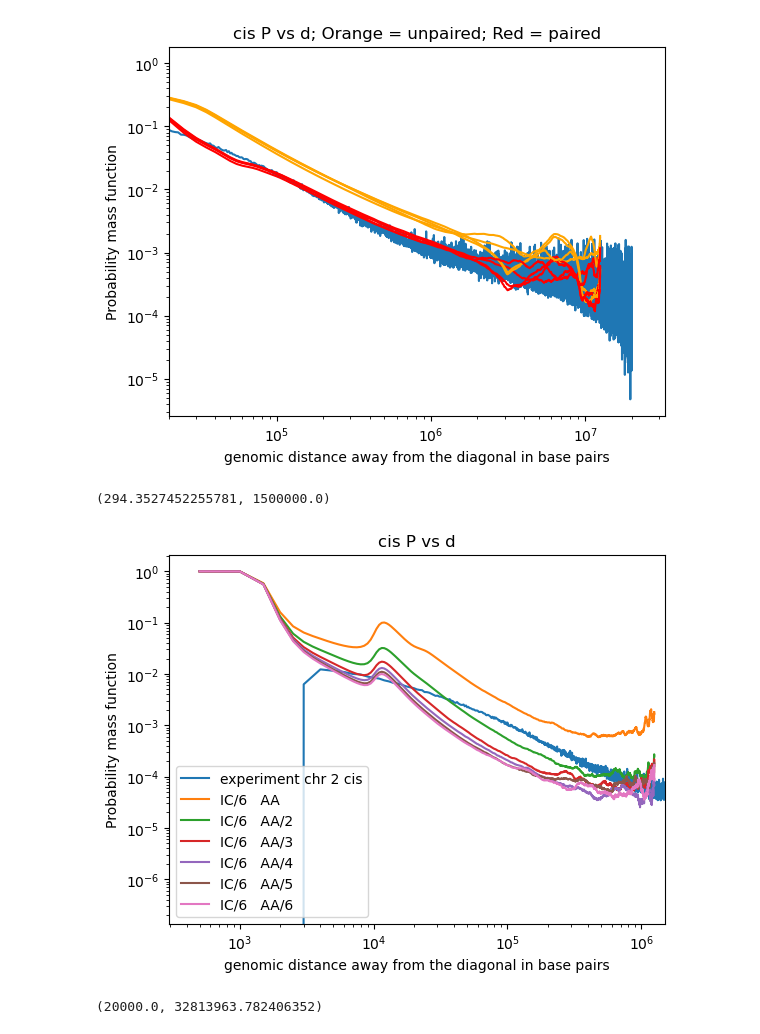
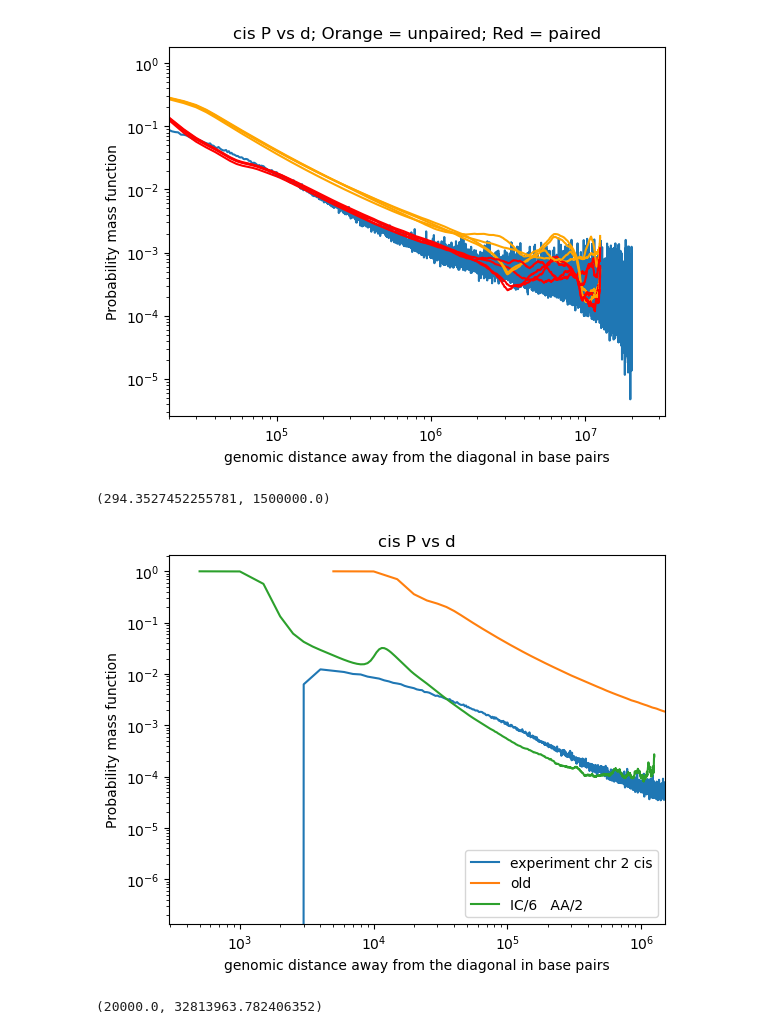
Before and after one commit to DiPierroLab/Douglas, a Jupyter notebook: 6_extra_tools/P_vs_d_experimental_compare_computational.ipynb, the cells around one changed output. Cells and saved outputs as stored; diff of their text form; code cells hidden in the pictures.

```diff
--- a/6_extra_tools/P_vs_d_experimental_compare_computational.ipynb
+++ b/6_extra_tools/P_vs_d_experimental_compare_computational.ipynb
@@ -124,40 +124,40 @@ plt.xlim(2e4)
 # Plot average normalized cis Hi-C contact probability vs genomic distance (in kilobases)
 
 from numpy import array
 d = range(1,2501)
 d = array(d)
 
 # Plot cis experimental data
 bin_size = 1000 # base pairs
 plt.plot(bin_size*d_experiment_20000kb, 3*P_cis_experiment, label='experiment chr 2 cis')
 
 # Plot cis simulation data
 bead_size_old = 5000# in base pairs; tune to line up the pmfs.
 bead_size_new = 500
-#plt.plot(bead_size_old*d, P_cis_simulation_24, label='old')
+plt.plot(bead_size_old*d, P_cis_simulation_24, label='old')
 #plt.plot(bead_size_new*d, P_cis_simulation_25, label='IC/5   AA')
 #plt.plot(bead_size_new*d, P_cis_simulation_35, label='IC/1.4   AA/1.4')
 #plt.plot(bead_size_new*d, P_cis_simulation_36, label='IC/1.4   AA')
 #plt.plot(bead_size_new*d, P_cis_simulation_37, label='IC/4   AA/4')
 #plt.plot(bead_size_new*d, P_cis_simulation_38, label='IC/4   AA')
-plt.plot(bead_size_new*d, P_cis_simulation_40, label='IC/6   AA')
+#plt.plot(bead_size_new*d, P_cis_simulation_40, label='IC/6   AA')
 plt.plot(bead_size_new*d, P_cis_simulation_41, label='IC/6   AA/2')
-plt.plot(bead_size_new*d, P_cis_simulation_42, label='IC/6   AA/3')
-plt.plot(bead_size_new*d, P_cis_simulation_43, label='IC/6   AA/4')
-plt.plot(bead_size_new*d, P_cis_simulation_44, label='IC/6   AA/5')
-plt.plot(bead_size_new*d, P_cis_simulation_39, label='IC/6   AA/6')
+#plt.plot(bead_size_new*d, P_cis_simulation_42, label='IC/6   AA/3')
+#plt.plot(bead_size_new*d, P_cis_simulation_43, label='IC/6   AA/4')
+#plt.plot(bead_size_new*d, P_cis_simulation_44, label='IC/6   AA/5')
+#plt.plot(bead_size_new*d, P_cis_simulation_39, label='IC/6   AA/6')
 
 # Plot settings
 plt.title('cis P vs d')
 plt.legend()
 plt.xlabel('genomic distance away from the diagonal in base pairs')
 plt.xscale('log')
 plt.ylabel('Probability mass function')
 plt.yscale('log')
 plt.xlim(0,1.5e6)
 # %% [output]
 (294.3527452255781, 1500000.0)
-[figure, old version]
+[figure, new version]
 # %%
 # TRANS
 # Plot average normalized trans Hi-C contact probability vs genomic distance (in kilobases)
```
Also changed, not shown: 2 other files.
